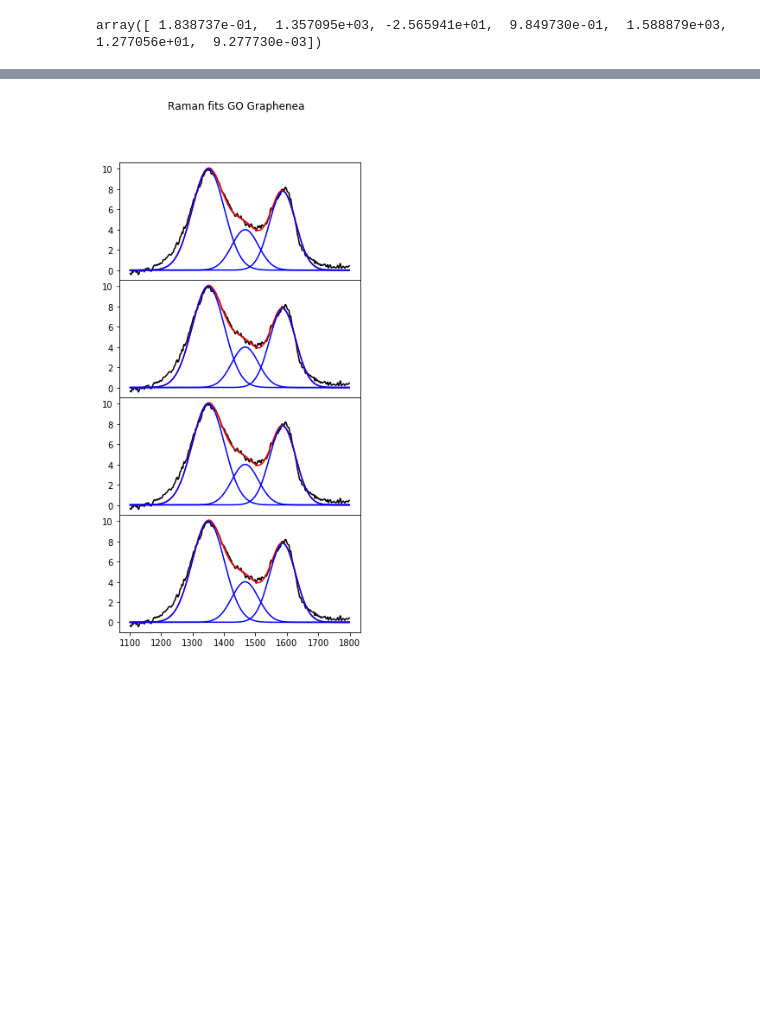
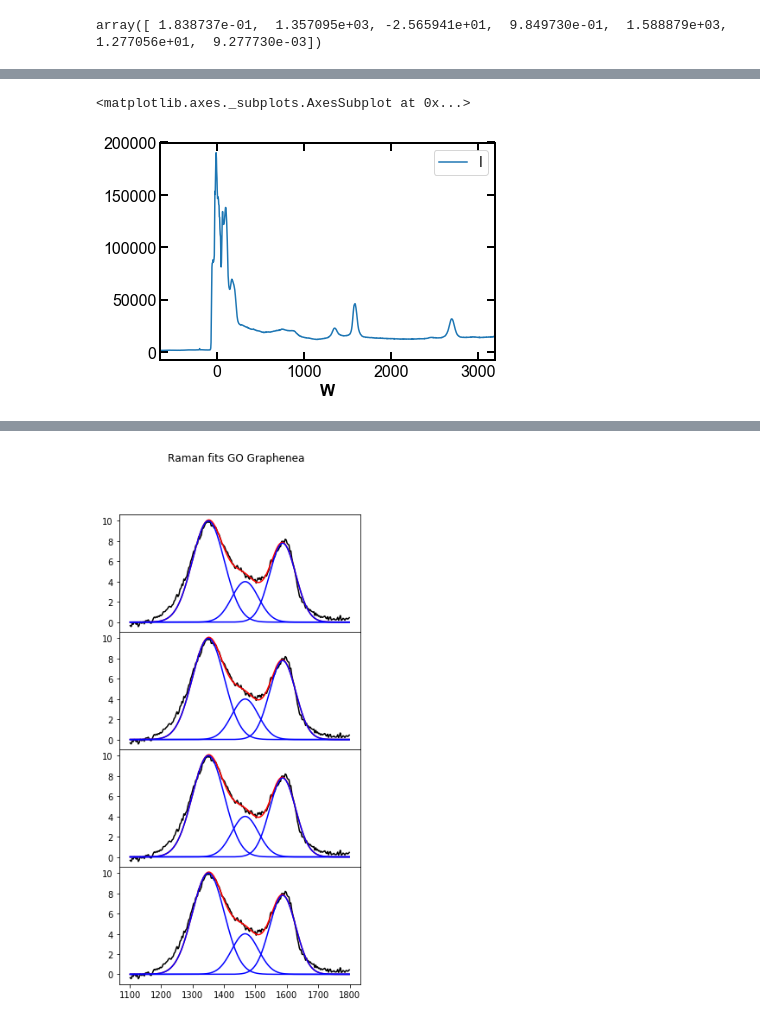
Before and after one commit to hududed/raman-analysis, a Jupyter notebook: nbs/Raman_ALEX.ipynb, the cells around one changed output, grey strips where cells are left out. Cells and saved outputs as stored; diff of their text form; code cells hidden in the pictures; blank space fills up the shorter version.

```diff
--- a/nbs/Raman_ALEX.ipynb
+++ b/nbs/Raman_ALEX.ipynb
@@ -707,0 +296,8 @@ def show_plts(fn, parameters, method):
+# %%
+df2 = pd.read_csv(path/'2019-02-20  GO20_s1_lp950mW_dur15020ms_p85psi_stitch.csv')
+df2.head()
+df2.iloc[:,0] = df2.iloc[:,0].apply(lambda x: 1e7/532-1e7/x)  # changing emission wavelength to relative wavenumber
+df2.plot(x='W',y='I')
+# %% [output]
+<matplotlib.axes._subplots.AxesSubplot at 0x...>
+[figure, added]
```
Also changed, not shown: parts of 58 cells of this notebook, 8 other files.
